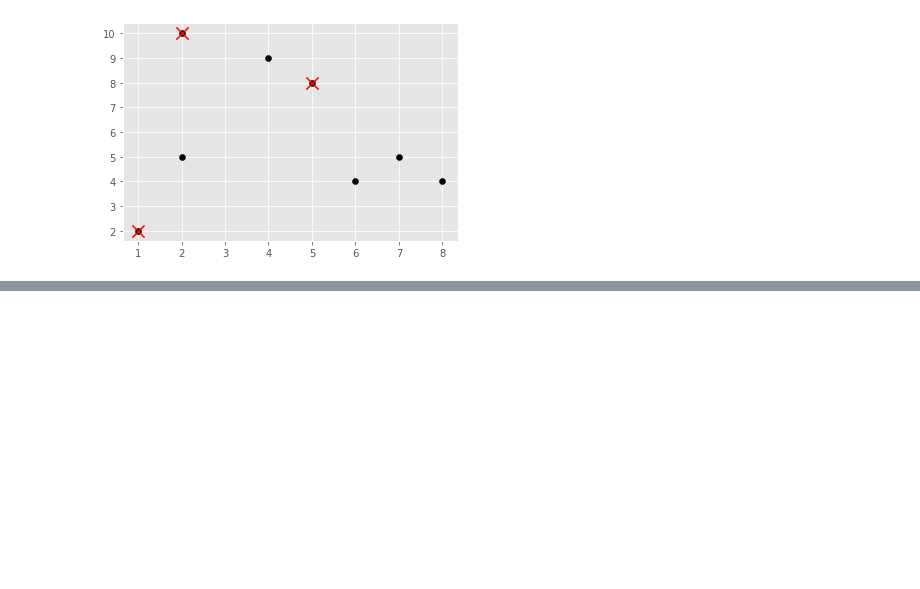
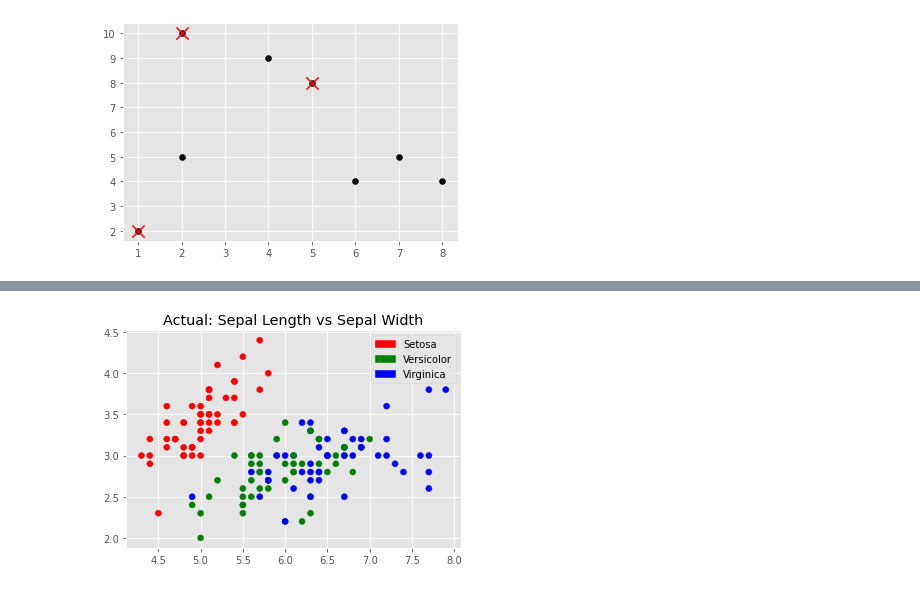
Before and after one commit to Ishan1742/data-mining, a Jupyter notebook: assignment1-clustering.ipynb, the cells around one changed output, grey strips where cells are left out. Cells and saved outputs as stored; diff of their text form; code cells hidden in the pictures; blank space fills up the shorter version.

Commit message:
assignment 1 clustering q2

```diff
--- a/assignment1-clustering.ipynb
+++ b/assignment1-clustering.ipynb
@@ -146,0 +168,13 @@ for centroid in km.centroids:
+# %%
+import pandas as pd
+from sklearn import datasets
+from sklearn.utils import shuffle
+
+iris = datasets.load_iris()
+print(iris.DESCR)
+
+# reading and shuffling input
+X, y = shuffle(iris.data, iris.target, random_state=1126) # random_state is done so that results can be reporduced
+# easier access
+X = pd.DataFrame(X, columns=['Sepal Length', 'Sepal Width', 'Petal Length', 'Petal Width'])
+y = pd.DataFrame(y, columns=['Target'])
@@ -146,0 +199,16 @@ for centroid in km.centroids:
+# %%
+import matplotlib.patches as mpatches
+
+# plot actual clusters
+colors = np.array(['red', 'green', 'blue'])
+iris_targets_legend = np.array(iris.target_names)
+red_patch = mpatches.Patch(color='red', label='Setosa')
+green_patch = mpatches.Patch(color='green', label='Versicolor')
+blue_patch = mpatches.Patch(color='blue', label='Virginica')
+# %%
+plt.scatter(X['Sepal Length'], X['Sepal Width'], c=colors[y['Target']])
+plt.title('Actual: Sepal Length vs Sepal Width')
+plt.legend(handles=[red_patch, green_patch, blue_patch])
+plt.show()
+# %% [output]
+[figure, added]
```
Also changed, not shown: parts of 19 cells of this notebook.
